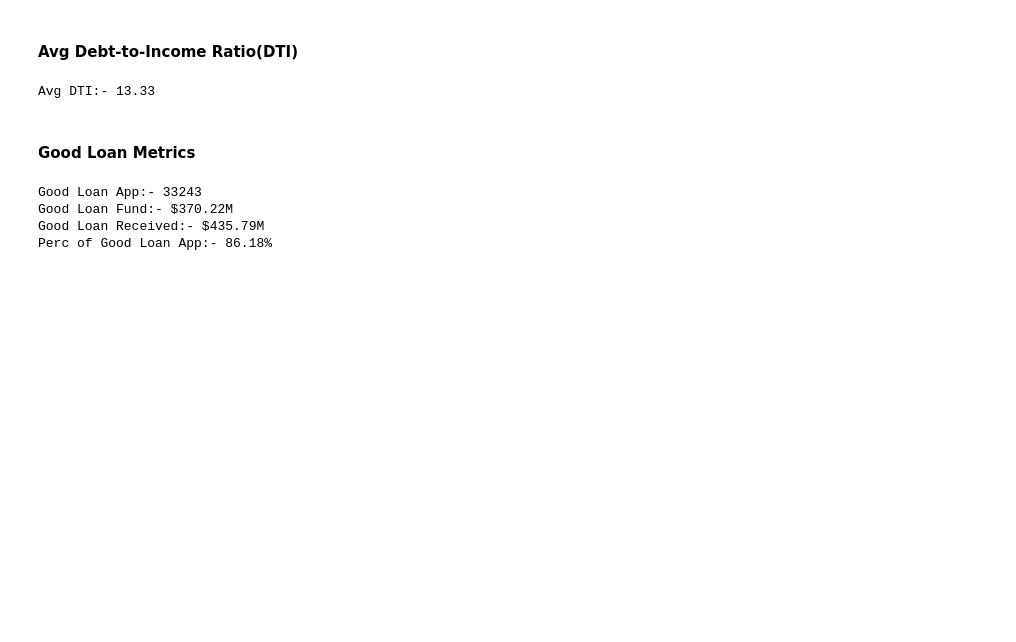
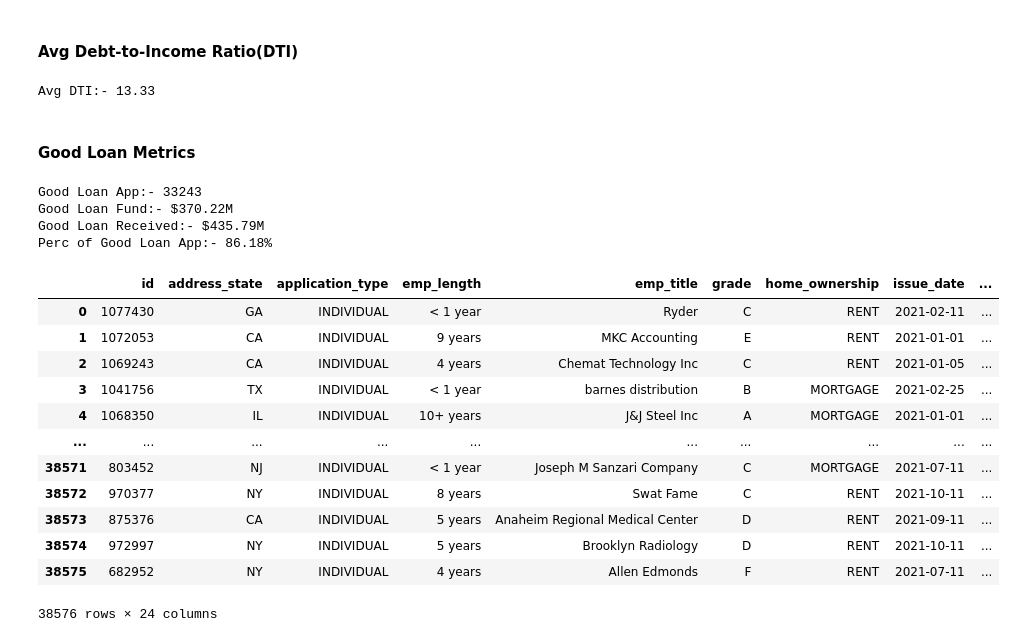
Before and after one commit to thekushak0003/Data-Analyst-Projects, a Jupyter notebook: Bank Loan Analysis/bank_loan_eda.ipynb, the cells around one changed output. Drawn from its saved outputs; the diff is of its cells as text; code cells hidden in the pictures; blank space fills up the shorter version.

```diff
--- a/Bank Loan Analysis/bank_loan_eda.ipynb
+++ b/Bank Loan Analysis/bank_loan_eda.ipynb
@@ -208,3 +208,19 @@ Good Loan App:- 33243
 Good Loan Fund:- $370.22M
 Good Loan Received:- $435.79M
 Perc of Good Loan App:- 86.18%
+# %%
+df
+# %% [output]
+|  | id | address_state | application_type | emp_length | emp_title | grade | home_ownership | issue_date | ... |
+| 0 | 1077430 | GA | INDIVIDUAL | < 1 year | Ryder | C | RENT | 2021-02-11 | ... |
+| 1 | 1072053 | CA | INDIVIDUAL | 9 years | MKC Accounting | E | RENT | 2021-01-01 | ... |
+| 2 | 1069243 | CA | INDIVIDUAL | 4 years | Chemat Technology Inc | C | RENT | 2021-01-05 | ... |
+| 3 | 1041756 | TX | INDIVIDUAL | < 1 year | barnes distribution | B | MORTGAGE | 2021-02-25 | ... |
+| 4 | 1068350 | IL | INDIVIDUAL | 10+ years | J&J Steel Inc | A | MORTGAGE | 2021-01-01 | ... |
+| ... | ... | ... | ... | ... | ... | ... | ... | ... | ... |
+| 38571 | 803452 | NJ | INDIVIDUAL | < 1 year | Joseph M Sanzari Company | C | MORTGAGE | 2021-07-11 | ... |
+| 38572 | 970377 | NY | INDIVIDUAL | 8 years | Swat Fame | C | RENT | 2021-10-11 | ... |
+| 38573 | 875376 | CA | INDIVIDUAL | 5 years | Anaheim Regional Medical Center | D | RENT | 2021-09-11 | ... |
+| 38574 | 972997 | NY | INDIVIDUAL | 5 years | Brooklyn Radiology | D | RENT | 2021-10-11 | ... |
+| 38575 | 682952 | NY | INDIVIDUAL | 4 years | Allen Edmonds | F | RENT | 2021-07-11 | ... |
+38576 rows × 24 columns
```
Also changed, not shown: parts of 2 cells of this notebook.
